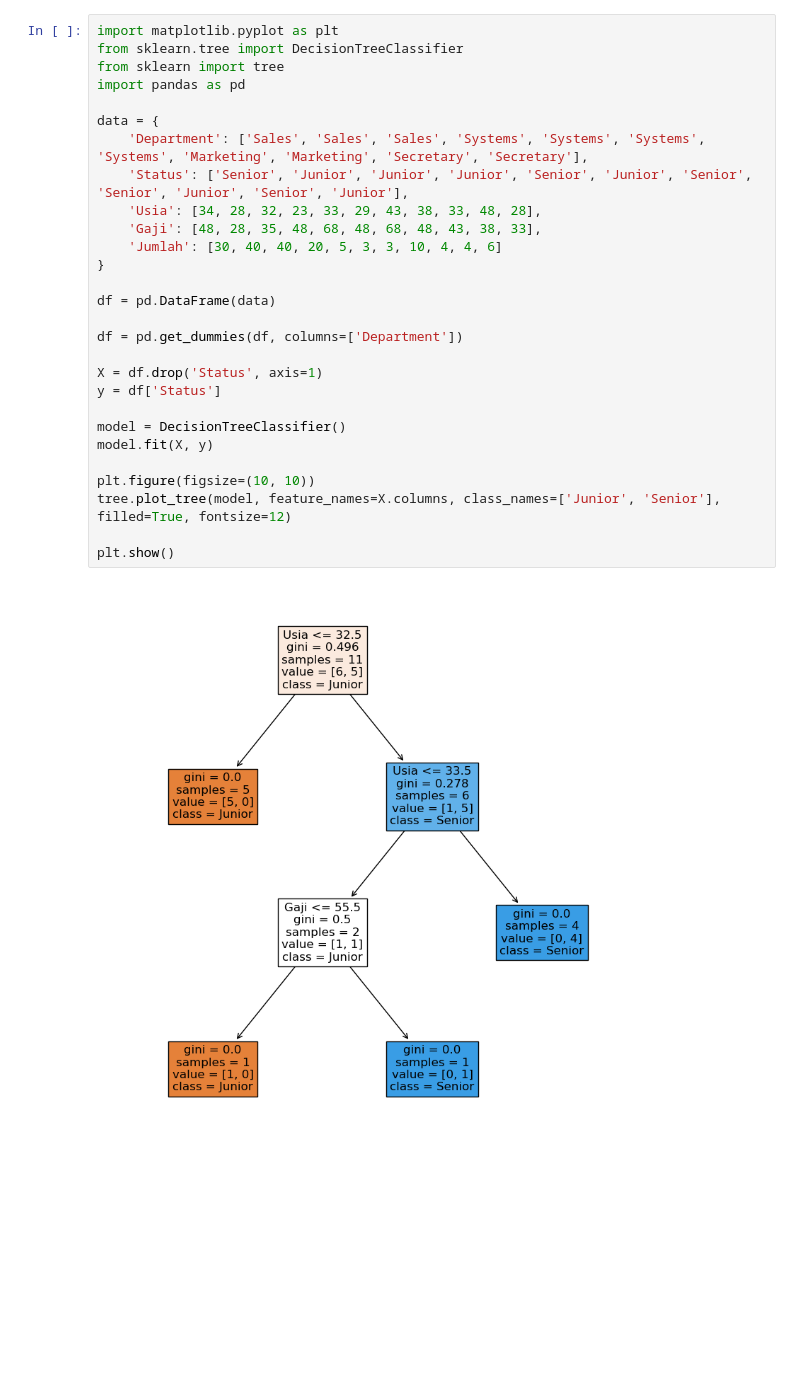
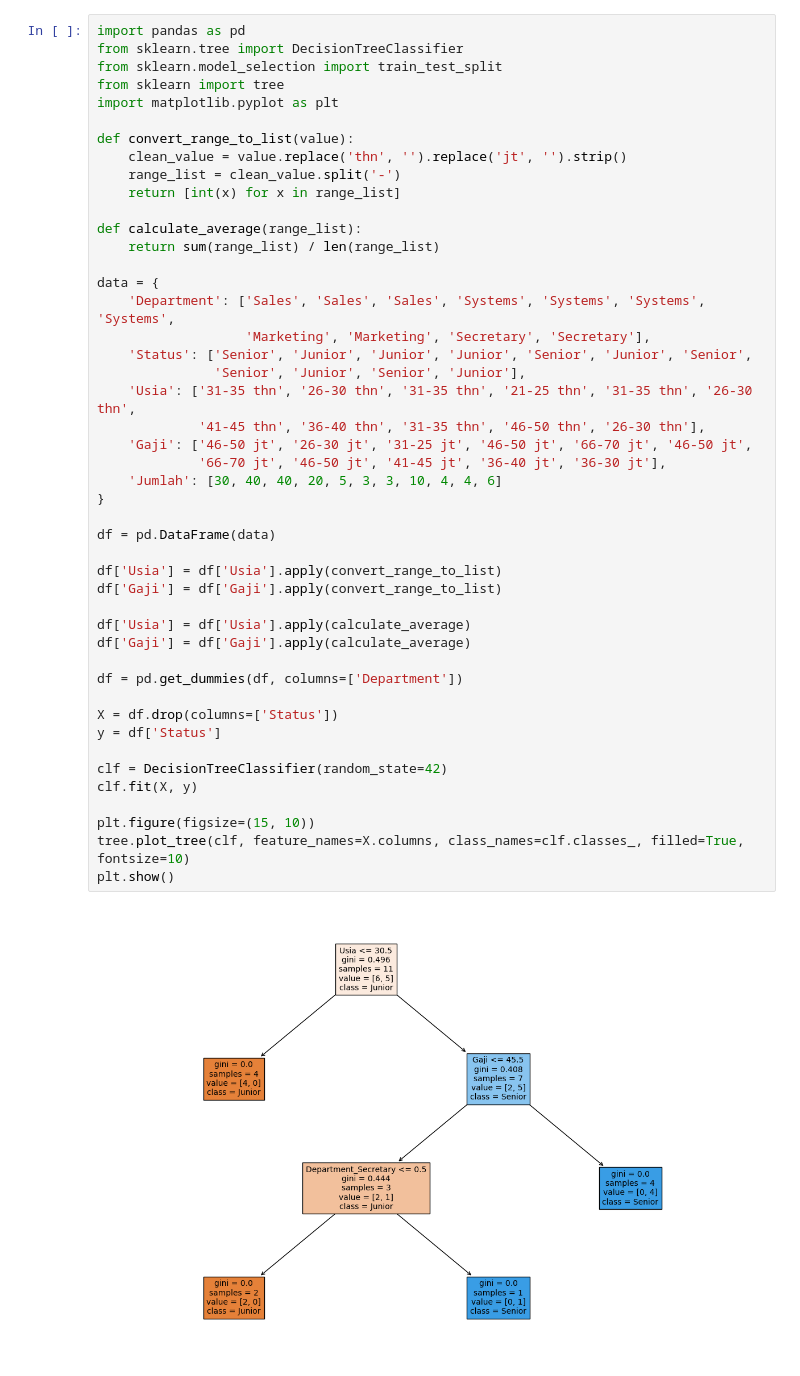
Before and after one commit to upida/tugas_datascience, a Jupyter notebook: TP2/2/a.ipynb, the cells around one changed output. Saved outputs shown, nothing was run; the diff lists cells and outputs as text; blank space fills up the shorter version.

Commit message:
fix usia & gaji

```diff
--- a/TP2/2/a.ipynb
+++ b/TP2/2/a.ipynb
@@ -1,30 +1,48 @@
 # %%
+import pandas as pd
+from sklearn.tree import DecisionTreeClassifier
+from sklearn.model_selection import train_test_split
+from sklearn import tree
 import matplotlib.pyplot as plt
-from sklearn.tree import DecisionTreeClassifier
-from sklearn import tree
-import pandas as pd
+
+def convert_range_to_list(value):
+    clean_value = value.replace('thn', '').replace('jt', '').strip()
+    range_list = clean_value.split('-')
+    return [int(x) for x in range_list]
+
+def calculate_average(range_list):
+    return sum(range_list) / len(range_list)
 
 data = {
-    'Department': ['Sales', 'Sales', 'Sales', 'Systems', 'Systems', 'Systems', 'Systems', 'Marketing', 'Marketing', 'Secretary', 'Secretary'],
-    'Status': ['Senior', 'Junior', 'Junior', 'Junior', 'Senior', 'Junior', 'Senior', 'Senior', 'Junior', 'Senior', 'Junior'],
-    'Usia': [34, 28, 32, 23, 33, 29, 43, 38, 33, 48, 28],
-    'Gaji': [48, 28, 35, 48, 68, 48, 68, 48, 43, 38, 33],
+    'Department': ['Sales', 'Sales', 'Sales', 'Systems', 'Systems', 'Systems', 'Systems',
+                   'Marketing', 'Marketing', 'Secretary', 'Secretary'],
+    'Status': ['Senior', 'Junior', 'Junior', 'Junior', 'Senior', 'Junior', 'Senior',
+               'Senior', 'Junior', 'Senior', 'Junior'],
+    'Usia': ['31-35 thn', '26-30 thn', '31-35 thn', '21-25 thn', '31-35 thn', '26-30 thn',
+             '41-45 thn', '36-40 thn', '31-35 thn', '46-50 thn', '26-30 thn'],
+    'Gaji': ['46-50 jt', '26-30 jt', '31-25 jt', '46-50 jt', '66-70 jt', '46-50 jt',
+             '66-70 jt', '46-50 jt', '41-45 jt', '36-40 jt', '36-30 jt'],
     'Jumlah': [30, 40, 40, 20, 5, 3, 3, 10, 4, 4, 6]
 }
 
 df = pd.DataFrame(data)
 
+df['Usia'] = df['Usia'].apply(convert_range_to_list)
+df['Gaji'] = df['Gaji'].apply(convert_range_to_list)
+
+df['Usia'] = df['Usia'].apply(calculate_average)
+df['Gaji'] = df['Gaji'].apply(calculate_average)
+
 df = pd.get_dummies(df, columns=['Department'])
 
-X = df.drop('Status', axis=1)
+X = df.drop(columns=['Status'])
 y = df['Status']
 
-model = DecisionTreeClassifier()
-model.fit(X, y)
+clf = DecisionTreeClassifier(random_state=42)
+clf.fit(X, y)
 
-plt.figure(figsize=(10, 10))
-tree.plot_tree(model, feature_names=X.columns, class_names=['Junior', 'Senior'], filled=True, fontsize=12)
-
+plt.figure(figsize=(15, 10))
+tree.plot_tree(clf, feature_names=X.columns, class_names=clf.classes_, filled=True, fontsize=10)
 plt.show()
 # %% [output]
-[figure, old version]
+[figure, new version]
```
